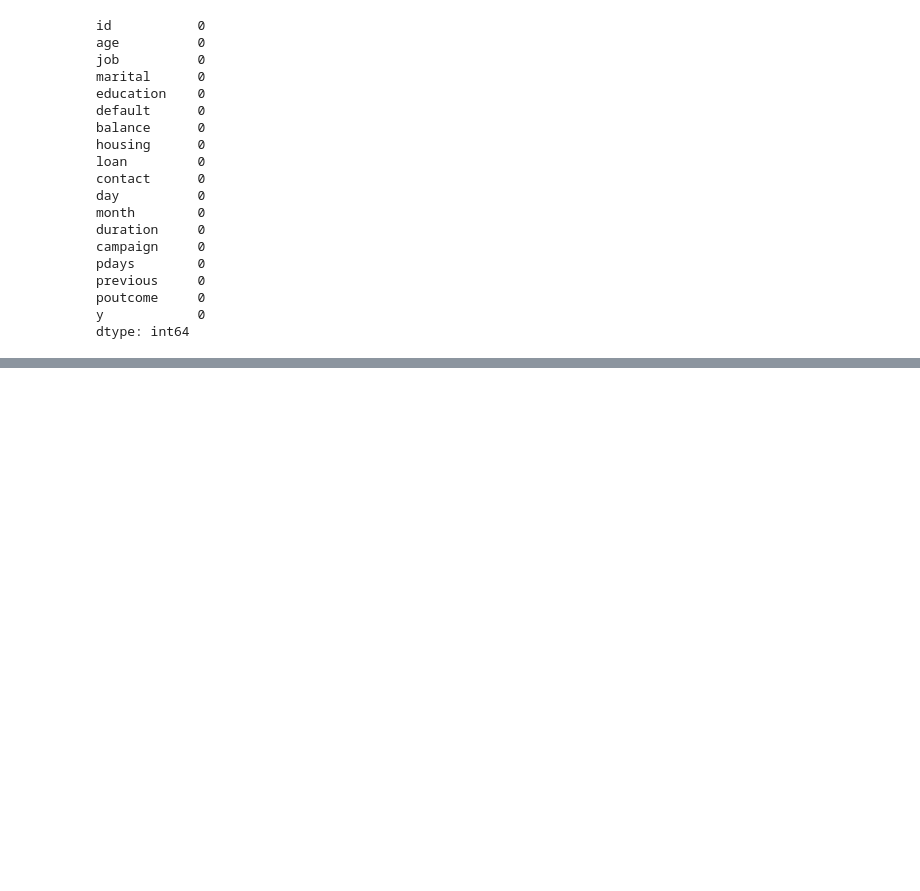
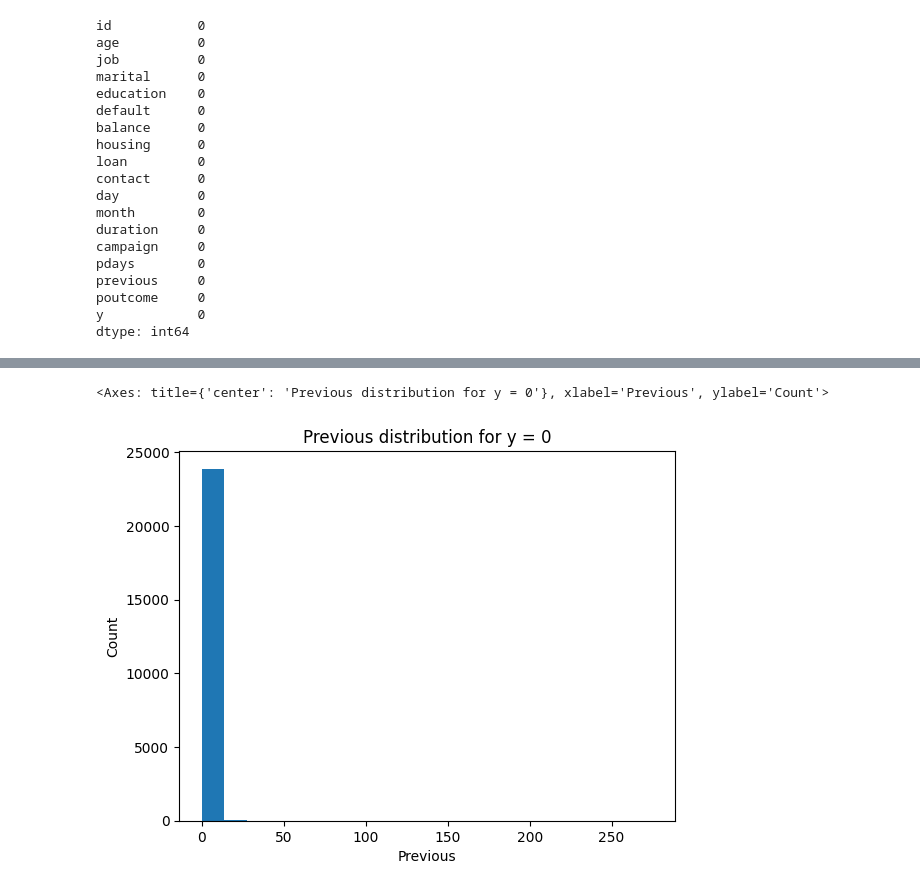
Before and after one commit to runa-yamauchi-dev/SIGNATE_Practice, a Jupyter notebook: competition02_Bank/notebook/Bank.ipynb, the cells around one changed output, grey strips where cells are left out. Drawn from its saved outputs; the diff is of its cells as text; code cells hidden in the pictures; blank space fills up the shorter version.

```diff
--- a/competition02_Bank/notebook/Bank.ipynb
+++ b/competition02_Bank/notebook/Bank.ipynb
@@ -107,0 +229,11 @@ train.describe()
+# %%
+train[train["y"] == 0]["previous"].plot(
+  kind = "hist",
+  bins = 20,
+  title = "Previous distribution for y = 0",
+  xlabel = "Previous",
+  ylabel = "Count",
+)
+# %% [output]
+<Axes: title={'center': 'Previous distribution for y = 0'}, xlabel='Previous', ylabel='Count'>
+[figure, added]
```
Also changed, not shown: parts of 25 cells of this notebook.
